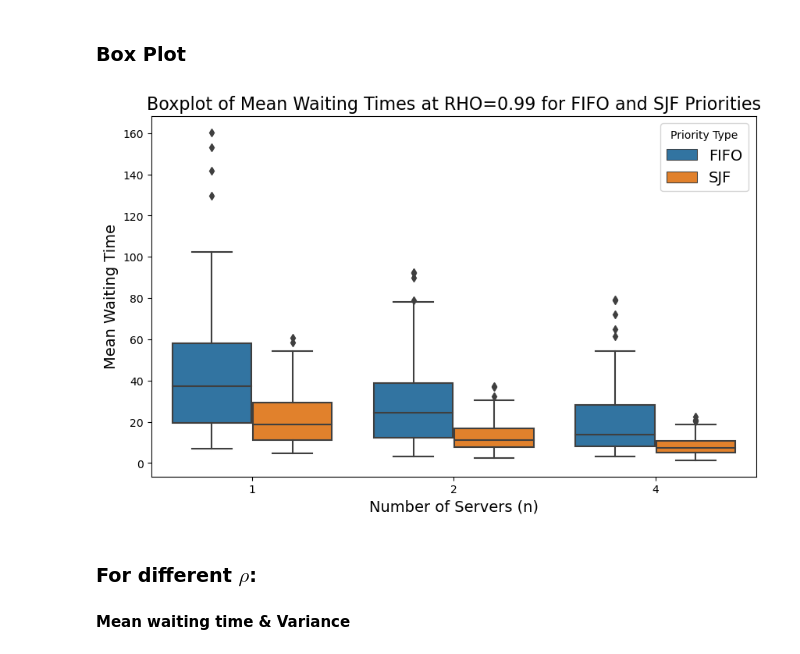
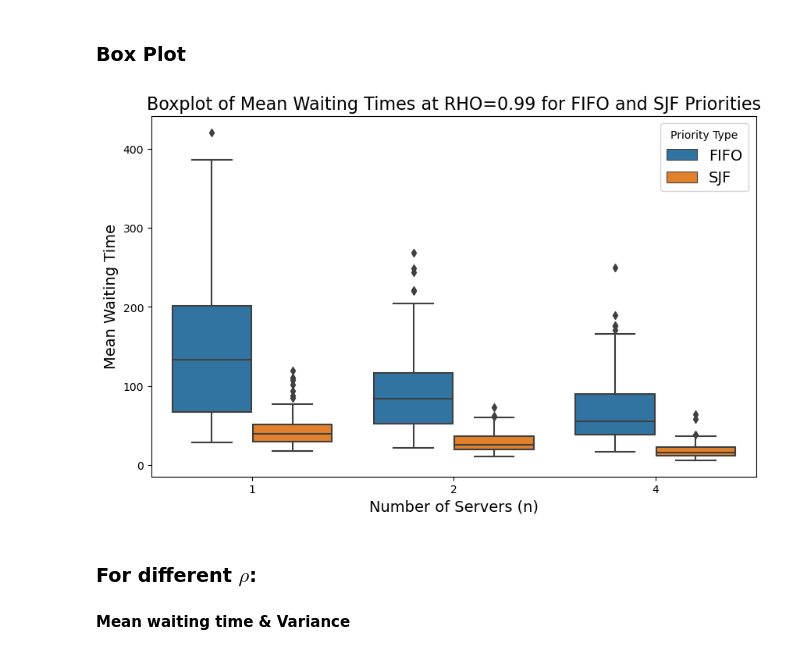
Before and after one commit to ThomasTenDamme/Stochastic_Simulation_Assignment2, a Jupyter notebook: Assignment 2 Thomas.ipynb, the cells around one changed output. Cells and saved outputs as stored; diff of their text form; code cells hidden in the pictures.

```diff
--- a/Assignment 2 Thomas.ipynb
+++ b/Assignment 2 Thomas.ipynb
@@ -55,6 +55,14 @@ class Bank:
         if priority == "FIFO":
             self.counter = simpy.Resource(env, num_counters)
         elif priority == "SJF":
+            self.counter = simpy.PriorityResource(env, num_counters)
+        elif priority == "MIX50%":
+            self.counter = simpy.PriorityResource(env, num_counters)
+        elif priority == "MIX100%":
+            self.counter = simpy.PriorityResource(env, num_counters)
+        elif priority == "MIX150%":
+            self.counter = simpy.PriorityResource(env, num_counters)
+        elif priority == "MIX200%":
             self.counter = simpy.PriorityResource(env, num_counters)
         else:
             raise ValueError(f"Priority {priority} not supported")
@@ -118,7 +126,26 @@ def customer(env, name, bank, print_all=False):
         request = bank.counter.request()
     elif bank.priority == "SJF":
         request = bank.counter.request(priority=service_time)
-
+    elif bank.priority == "MIX50%":
+        if service_time < 0.5 * 1 / MU:
+            request = bank.counter.request(priority=service_time)
+        else:
+            request = bank.counter.request(priority=10000)
+    elif bank.priority == "MIX100%":
+        if service_time < 1.0 * 1 / MU:
+            request = bank.counter.request(priority=service_time)
+        else:
+            request = bank.counter.request(priority=10000)
+    elif bank.priority == "MIX150%":
+        if service_time < 1.5 * 1 / MU:
+            request = bank.counter.request(priority=service_time)
+        else:
+            request = bank.counter.request(priority=10000)
+    elif bank.priority == "MIX200%":
+        if service_time < 2.0 * 1 / MU:
+            request = bank.counter.request(priority=service_time)
+        else:
+            request = bank.counter.request(priority=10000)
     with request as req:
         yield req
         wait = env.now - arrive
@@ -616,7 +643,7 @@ random.seed(RANDOM_SEED)
 
 # Simulation parameters
 MU = 1/10
-SIMULATION_TIME = 500
+SIMULATION_TIME = 5000
 NUM_SIMULATIONS = 100
 CONFIDENCE_LEVEL = 0.95
 n_values = [1, 2, 4]
@@ -634,34 +661,34 @@ waiting_times_data = {
 # Perform simulations and collect mean waiting times
 for priority_type in priority_types:
     for n in n_values:
         # Set the arrival rate based on RHO and number of servers
         arrival_rate = RHO * MU * n
 
         # Run the simulations and collect mean waiting times
         mean_waiting_times = []
         for _ in range(NUM_SIMULATIONS):
             env = simpy.Environment()
             mean_waiting_time = simulate(env, n, MU, arrival_rate, priority_type, SIMULATION_TIME)
             mean_waiting_times.append(mean_waiting_time)
 
         # Store the mean waiting times data
         waiting_times_data['Priority'].extend([priority_type] * NUM_SIMULATIONS)
         waiting_times_data['Servers'].extend([n] * NUM_SIMULATIONS)
         waiting_times_data['WaitingTime'].extend(mean_waiting_times)
 
 # Convert collected data to DataFrame
 waiting_times_df = pd.DataFrame(waiting_times_data)
 
 # Plotting the boxplot for mean waiting time at RHO=0.99
 plt.figure(figsize=(10, 6))
 sns.boxplot(data=waiting_times_df, x='Servers', y='WaitingTime', hue='Priority')
 plt.title('Boxplot of Mean Waiting Times at RHO=0.99 for FIFO and SJF Priorities', fontsize=16)
 plt.xlabel('Number of Servers (n)', fontsize=14)
 plt.ylabel('Mean Waiting Time', fontsize=14)
 plt.legend(title='Priority Type', fontsize=14)
 plt.show()
 # %% [output]
-[figure, old version]
+[figure, new version]
 # %% [markdown]
 ### For different $\rho$:
 #### Mean waiting time & Variance
```
Also changed, not shown: parts of 14 cells of this notebook.
